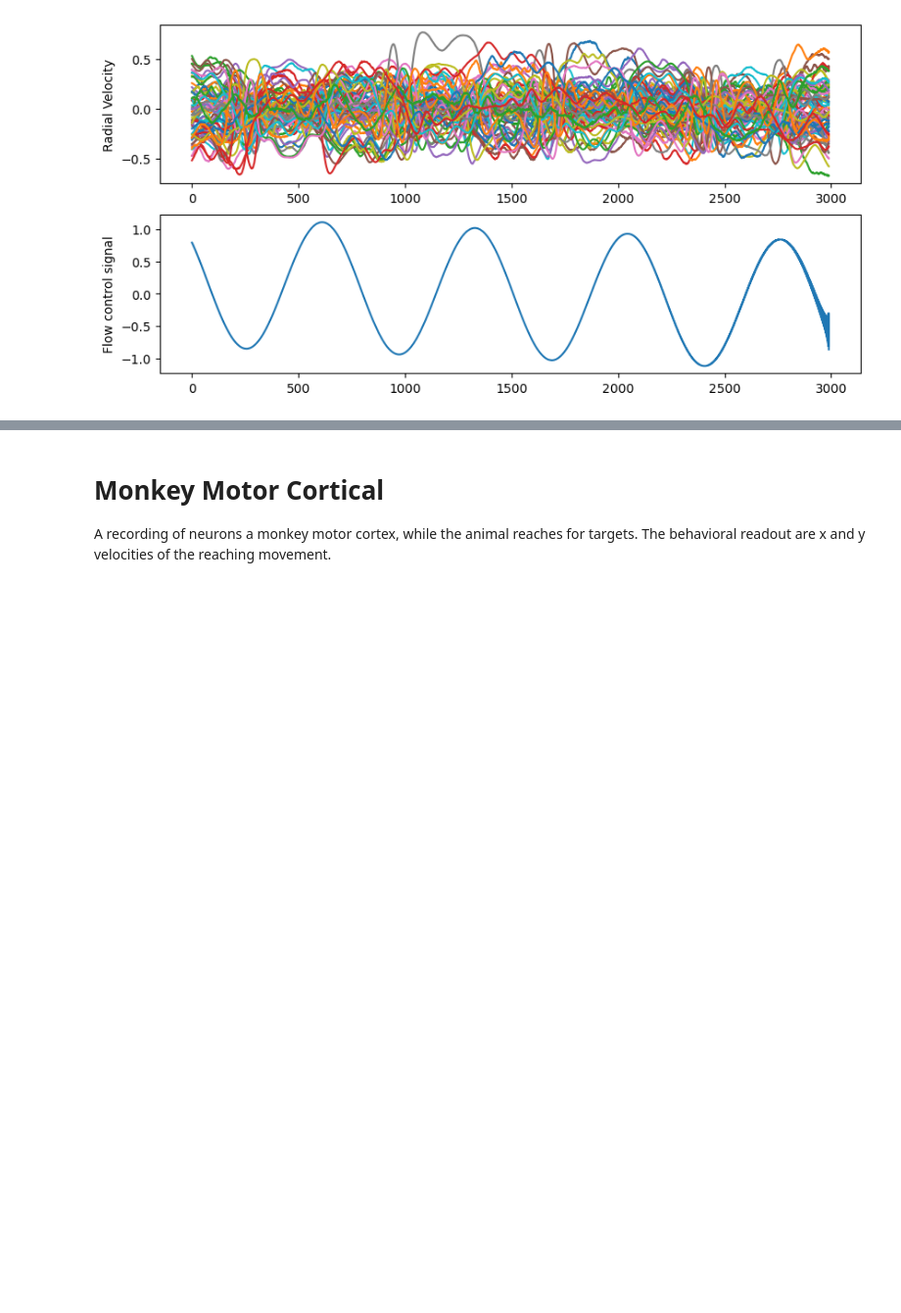
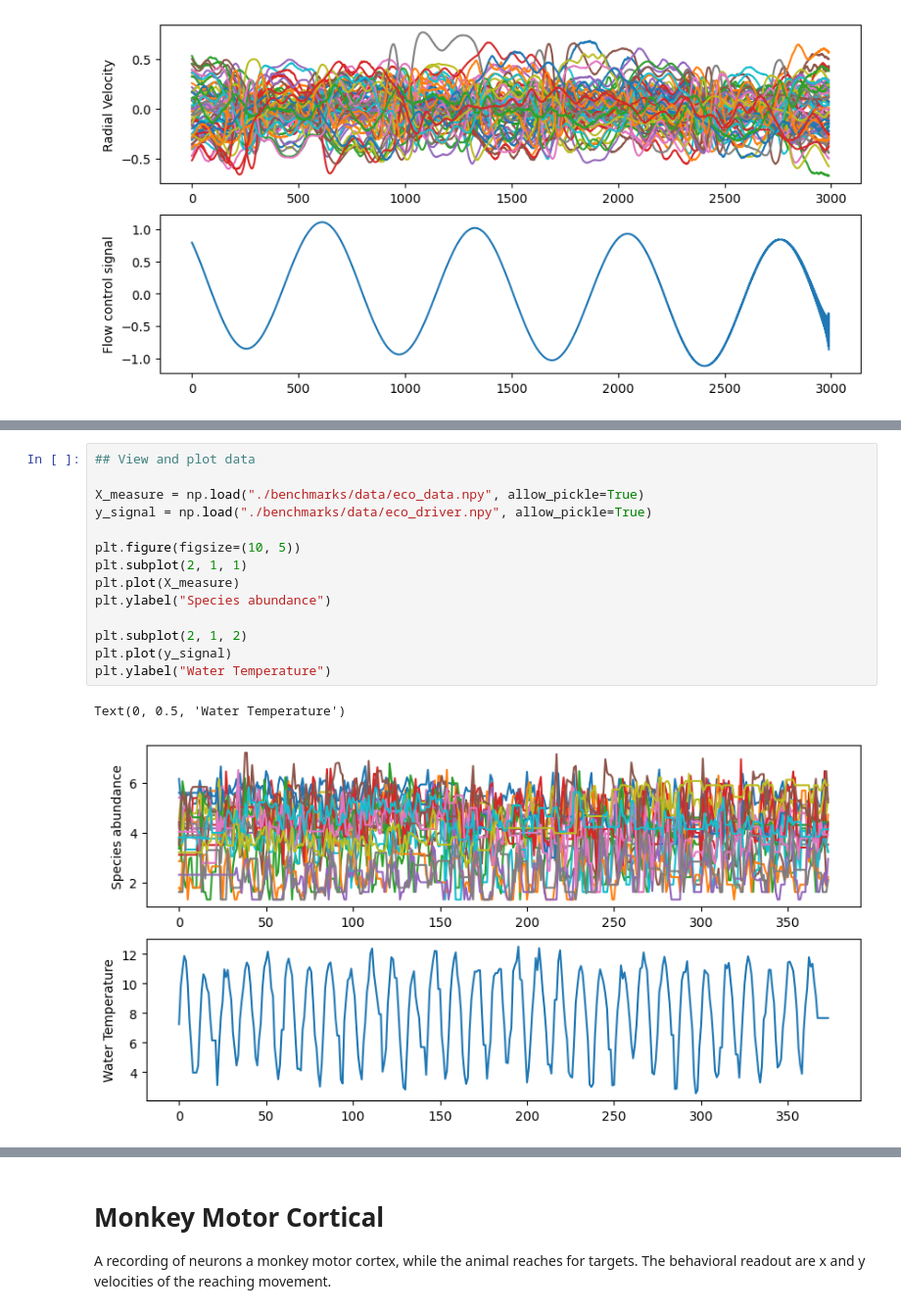
Before and after one commit to williamgilpin/shrec, a Jupyter notebook: demos.ipynb, the cells around one changed output, grey strips where cells are left out. Shown at 98% size. Saved outputs shown, nothing was run; the diff lists cells and outputs as text; blank space fills up the shorter version.

```diff
--- a/demos.ipynb
+++ b/demos.ipynb
@@ -124,0 +131,17 @@ Computing diffusion components... Done in 0.47 seconds
+# %%
+## View and plot data
+
+X_measure = np.load("./benchmarks/data/eco_data.npy", allow_pickle=True)
+y_signal = np.load("./benchmarks/data/eco_driver.npy", allow_pickle=True)
+
+plt.figure(figsize=(10, 5))
+plt.subplot(2, 1, 1)
+plt.plot(X_measure)
+plt.ylabel("Species abundance")
+
+plt.subplot(2, 1, 2)
+plt.plot(y_signal)
+plt.ylabel("Water Temperature")
+# %% [output]
+Text(0, 0.5, 'Water Temperature')
+[figure, added]
```
Also changed, not shown: parts of 7 cells of this notebook, 7 other files.
